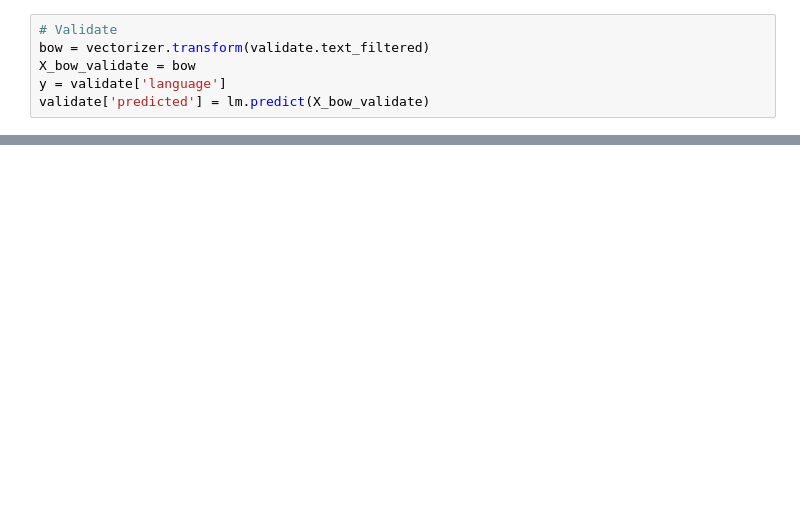
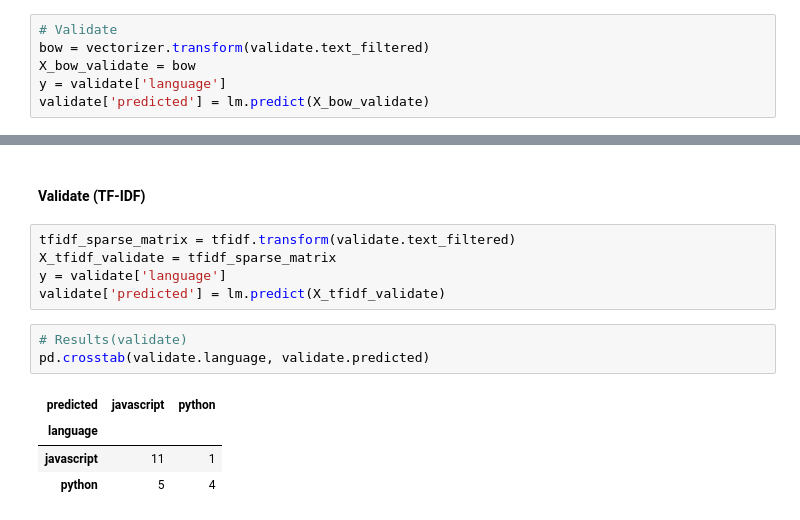
Before and after one commit to AC-Readme/nlp_project, a Jupyter notebook: corey_scratch.ipynb, the cells around one changed output, grey strips where cells are left out. Drawn from its saved outputs; the diff is of its cells as text; blank space fills up the shorter version.

```diff
--- a/corey_scratch.ipynb
+++ b/corey_scratch.ipynb
@@ -682,0 +693,15 @@ print(classification_report(validate.language, validate.predicted))
+# %% [markdown]
+#### Validate (TF-IDF)
+# %%
+tfidf_sparse_matrix = tfidf.transform(validate.text_filtered)
+X_tfidf_validate = tfidf_sparse_matrix
+y = validate['language']
+validate['predicted'] = lm.predict(X_tfidf_validate)
+# %%
+# Results(validate)
+pd.crosstab(validate.language, validate.predicted)
+# %% [output]
+| predicted | javascript | python |
+| language |  |  |
+| javascript | 11 | 1 |
+| python | 5 | 4 |
```
Also changed, not shown: parts of 46 cells of this notebook.
